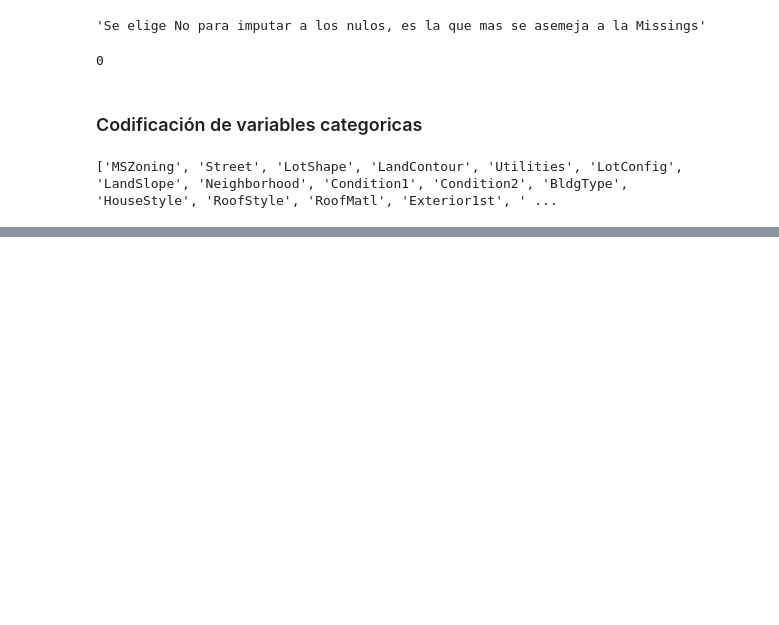
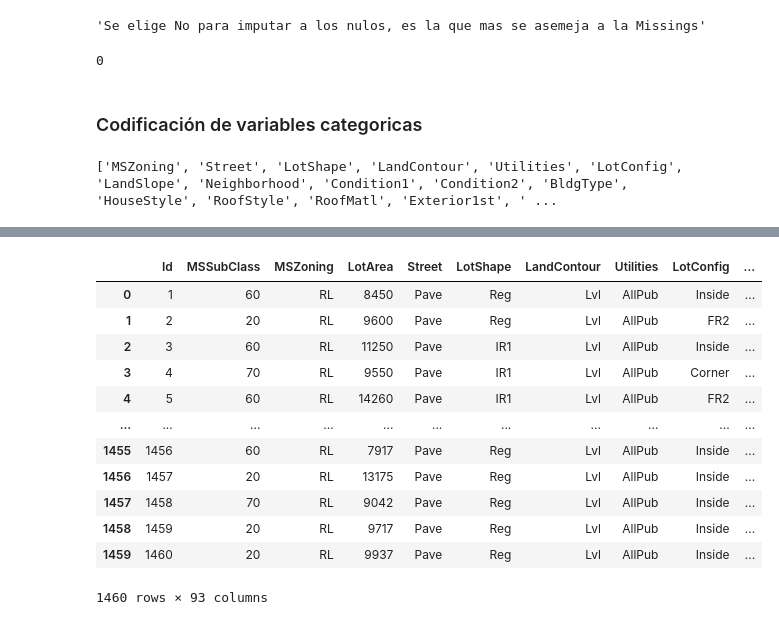
Before and after one commit to LeoContreras8/Laboratorio-1, a Jupyter notebook: Laboratorio1.ipynb, the cells around one changed output, grey strips where cells are left out. Saved outputs shown, nothing was run; the diff lists cells and outputs as text; code cells hidden in the pictures; blank space fills up the shorter version.

```diff
--- a/Laboratorio1.ipynb
+++ b/Laboratorio1.ipynb
@@ -600,0 +679,46 @@ Name: SaleCondition, dtype: int64
+# %%
+## Crear los diccionarios con las frecuencias de cada variable categorica obtenida para Frecuency Encoding
+
+##[, , , ,, , , , , , , 'Exterior1st', 'Exterior2nd', 'MasVnrType', 'ExterQual', 'ExterCond', 'Foundation', 'BsmtQual', 'BsmtCond', 'BsmtExposure', 'BsmtFinType1', 'BsmtFinType2', 'Heating', 'HeatingQC', 'Electrical', 'KitchenQual', 'Functional', 'SaleType', 'SaleCondition']
+
+MSZoning_freq_mapper=(dataset['MSZoning'].value_counts().sort_values(ascending=False)).to_dict()
+LotShape_freq_mapper=(dataset['LotShape'].value_counts().sort_values(ascending=False)).to_dict()
+LandContour_freq_mapper=(dataset['LandContour'].value_counts().sort_values(ascending=False)).to_dict()
+LotConfig_freq_mapper=(dataset['LotConfig'].value_counts().sort_values(ascending=False)).to_dict()
+Neighborhood_freq_mapper=(dataset['Neighborhood'].value_counts().sort_values(ascending=False)).to_dict()
+Condition1_freq_mapper=(dataset['Condition1'].value_counts().sort_values(ascending=False)).to_dict()
+Condition2_freq_mapper=(dataset['Condition2'].value_counts().sort_values(ascending=False)).to_dict()
+BldgType_freq_mapper=(dataset['BldgType'].value_counts().sort_values(ascending=False)).to_dict()
+HouseStyle_freq_mapper=(dataset['HouseStyle'].value_counts().sort_values(ascending=False)).to_dict()
+RoofStyle_freq_mapper=(dataset['RoofStyle'].value_counts().sort_values(ascending=False)).to_dict()
+RoofMatl_freq_mapper=(dataset['RoofMatl'].value_counts().sort_values(ascending=False)).to_dict()
+# %%
+## Hacer el mapeo de las frecuencias con las variables
+
+dataset['MSZoning_code']=dataset['MSZoning'].map(MSZoning_freq_mapper)
+dataset['LotShape_code']=dataset['LotShape'].map(LotShape_freq_mapper)
+dataset['LandContour_code']=dataset['LandContour'].map(LandContour_freq_mapper)
+dataset['LotConfig_code']=dataset['LotConfig'].map(LotConfig_freq_mapper)
+dataset['Neighborhood_code']=dataset['Neighborhood'].map(Neighborhood_freq_mapper)
+dataset['Condition1_code']=dataset['Condition1'].map(Condition1_freq_mapper)
+dataset['Condition2_code']=dataset['Condition2'].map(Condition2_freq_mapper)
+dataset['BldgType_code']=dataset['BldgType'].map(BldgType_freq_mapper)
+dataset['HouseStyle_code']=dataset['HouseStyle'].map(HouseStyle_freq_mapper)
+dataset['RoofStyle_code']=dataset['RoofStyle'].map(RoofStyle_freq_mapper)
+dataset['RoofMatl_code']=dataset['RoofMatl'].map(RoofMatl_freq_mapper)
+# %%
+dataset
+# %% [output]
+|  | Id | MSSubClass | MSZoning | LotArea | Street | LotShape | LandContour | Utilities | LotConfig | ... |
+| 0 | 1 | 60 | RL | 8450 | Pave | Reg | Lvl | AllPub | Inside | ... |
+| 1 | 2 | 20 | RL | 9600 | Pave | Reg | Lvl | AllPub | FR2 | ... |
+| 2 | 3 | 60 | RL | 11250 | Pave | IR1 | Lvl | AllPub | Inside | ... |
+| 3 | 4 | 70 | RL | 9550 | Pave | IR1 | Lvl | AllPub | Corner | ... |
+| 4 | 5 | 60 | RL | 14260 | Pave | IR1 | Lvl | AllPub | FR2 | ... |
+| ... | ... | ... | ... | ... | ... | ... | ... | ... | ... | ... |
+| 1455 | 1456 | 60 | RL | 7917 | Pave | Reg | Lvl | AllPub | Inside | ... |
+| 1456 | 1457 | 20 | RL | 13175 | Pave | Reg | Lvl | AllPub | Inside | ... |
+| 1457 | 1458 | 70 | RL | 9042 | Pave | Reg | Lvl | AllPub | Inside | ... |
+| 1458 | 1459 | 20 | RL | 9717 | Pave | Reg | Lvl | AllPub | Inside | ... |
+| 1459 | 1460 | 20 | RL | 9937 | Pave | Reg | Lvl | AllPub | Inside | ... |
+1460 rows × 93 columns
```
Also changed, not shown: parts of 5 cells of this notebook.
